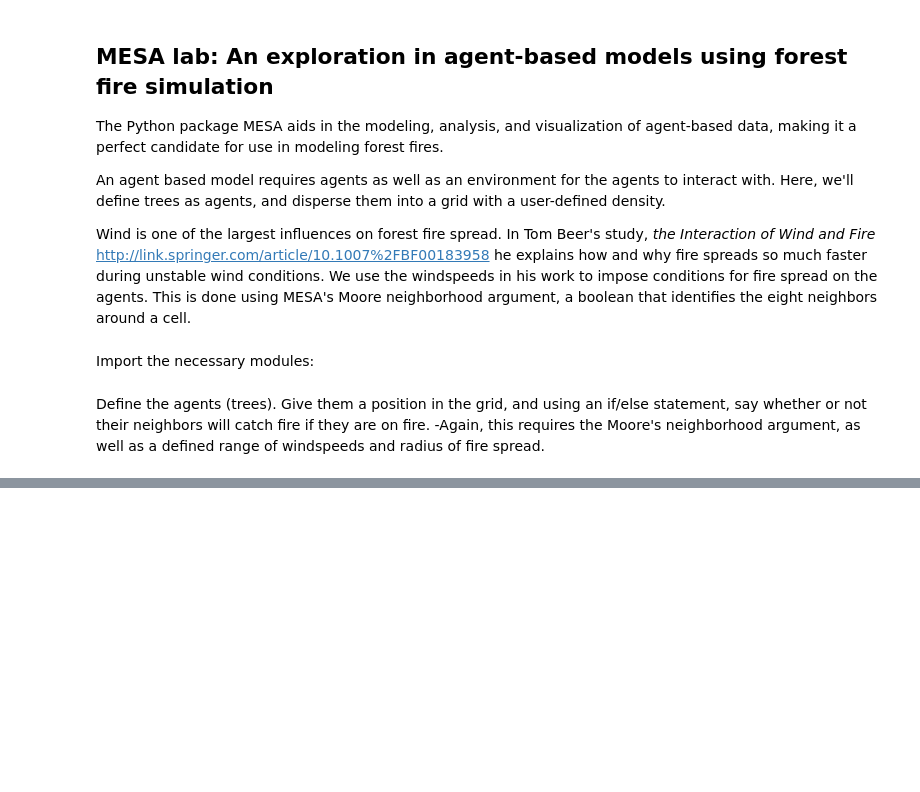
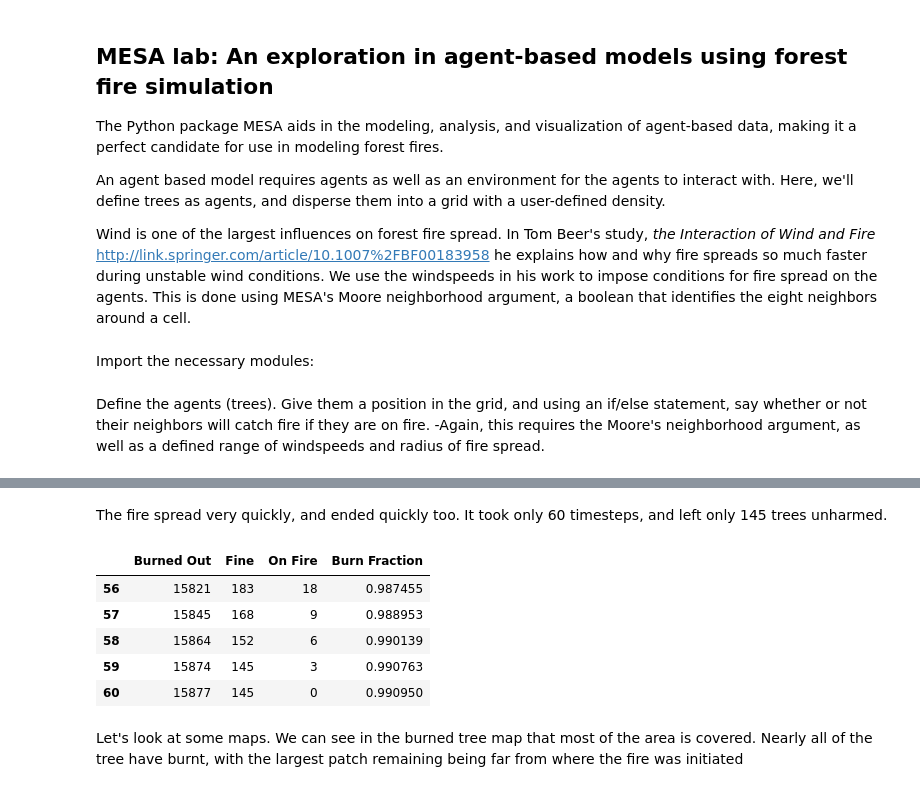
Before and after one commit to amydecastro/STA-Lab-4, a Jupyter notebook: DeCastro_Lab_4.ipynb, the cells around one changed output, grey strips where cells are left out. Saved outputs shown, nothing was run; the diff lists cells and outputs as text; code cells hidden in the pictures; blank space fills up the shorter version.

```diff
--- a/DeCastro_Lab_4.ipynb
+++ b/DeCastro_Lab_4.ipynb
@@ -196,3 +222,16 @@ burn = results['Burn Fraction'].plot()
+# %% [markdown]
+The fire spread very quickly, and ended quickly too. It took only 60 timesteps, and left only 145 trees unharmed.
+# %%
+results.tail()
+# %% [output]
+|  | Burned Out | Fine | On Fire | Burn Fraction |
+| 56 | 15821 | 183 | 18 | 0.987455 |
+| 57 | 15845 | 168 | 9 | 0.988953 |
+| 58 | 15864 | 152 | 6 | 0.990139 |
+| 59 | 15874 | 145 | 3 | 0.990763 |
+| 60 | 15877 | 145 | 0 | 0.990950 |
+# %% [markdown]
+Let's look at some maps. We can see in the burned tree map that most of the area is covered. Nearly all of the tree have burnt, with the largest patch remaining being far from where the fire was initiated
 # %%
 treeCounts = np.zeros((fire.grid.width, fire.grid.height))
 for cell in fire.grid.coord_iter():
```
Also changed, not shown: parts of 18 cells of this notebook.
